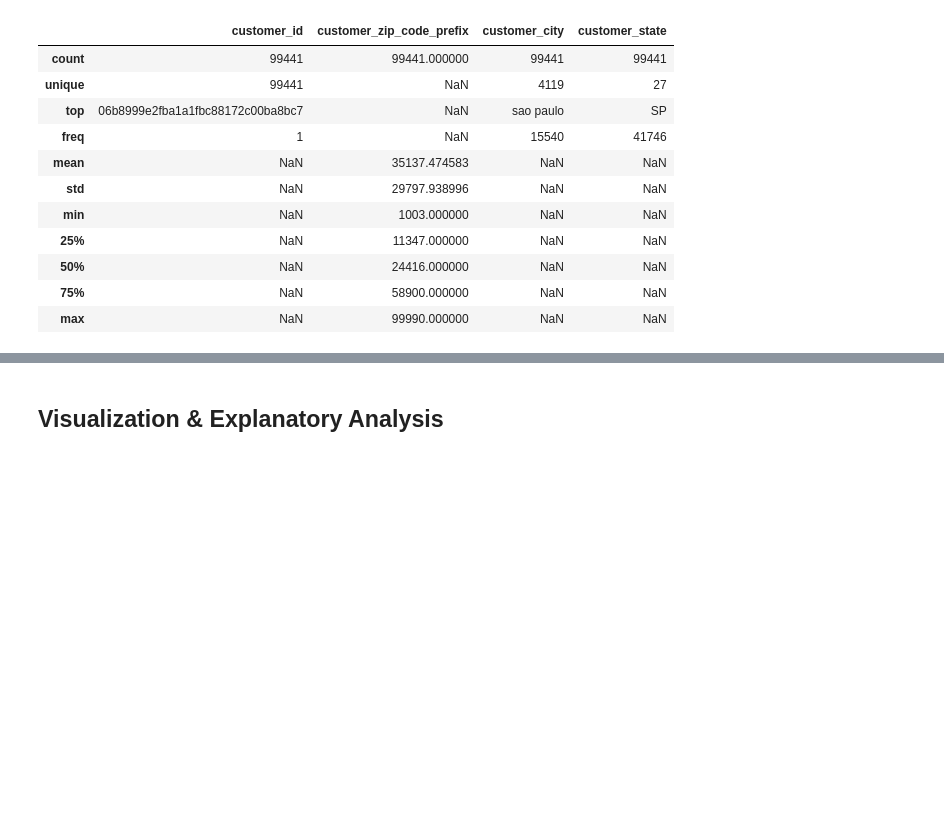
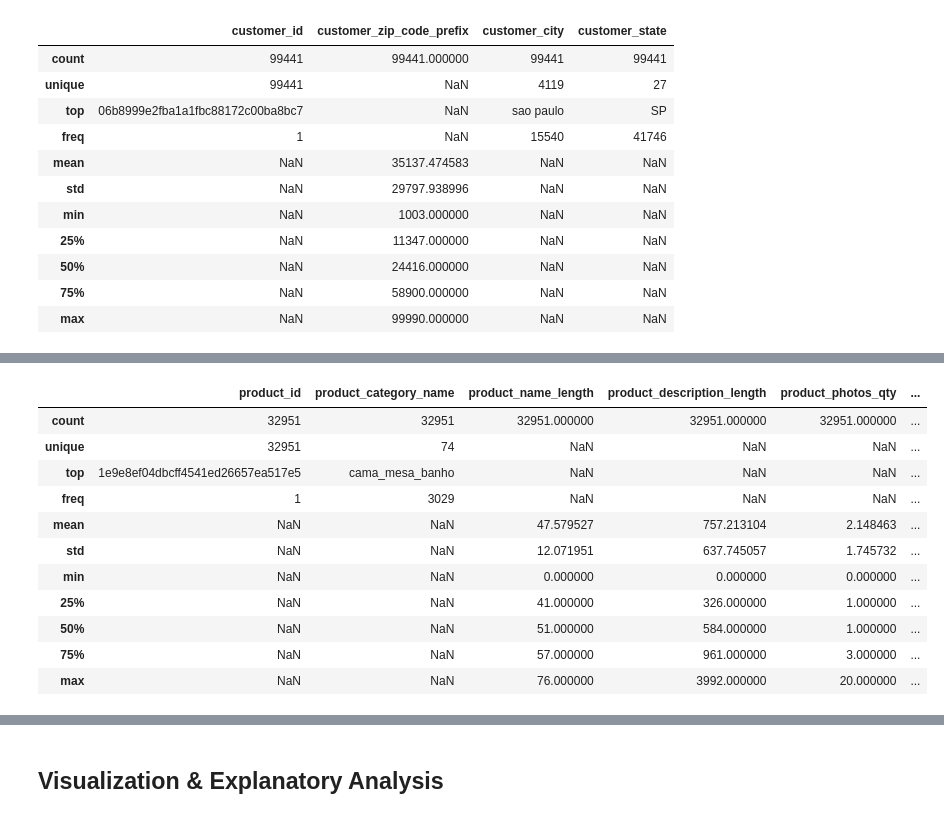
Before and after one commit to sayid-alt/olist-store-analysis-project, a Jupyter notebook: Brazilian_E_Commerce_Public_Dataset_by_Olist.ipynb, the cells around one changed output, grey strips where cells are left out. Drawn from its saved outputs; the diff is of its cells as text; code cells hidden in the pictures; blank space fills up the shorter version.

Commit message:
explore - customers_df, products_df, product_name_translation_df

```diff
--- a/Brazilian_E_Commerce_Public_Dataset_by_Olist.ipynb
+++ b/Brazilian_E_Commerce_Public_Dataset_by_Olist.ipynb
@@ -636,0 +708,15 @@ customers_df.describe(include='all')
+# %%
+products_df.describe(include='all')
+# %% [output]
+|  | product_id | product_category_name | product_name_length | product_description_length | product_photos_qty | ... |
+| count | 32951 | 32951 | 32951.000000 | 32951.000000 | 32951.000000 | ... |
+| unique | 32951 | 74 | NaN | NaN | NaN | ... |
+| top | 1e9e8ef04dbcff4541ed26657ea517e5 | cama_mesa_banho | NaN | NaN | NaN | ... |
+| freq | 1 | 3029 | NaN | NaN | NaN | ... |
+| mean | NaN | NaN | 47.579527 | 757.213104 | 2.148463 | ... |
+| std | NaN | NaN | 12.071951 | 637.745057 | 1.745732 | ... |
+| min | NaN | NaN | 0.000000 | 0.000000 | 0.000000 | ... |
+| 25% | NaN | NaN | 41.000000 | 326.000000 | 1.000000 | ... |
+| 50% | NaN | NaN | 51.000000 | 584.000000 | 1.000000 | ... |
+| 75% | NaN | NaN | 57.000000 | 961.000000 | 3.000000 | ... |
+| max | NaN | NaN | 76.000000 | 3992.000000 | 20.000000 | ... |
```
Also changed, not shown: parts of 16 cells of this notebook.
